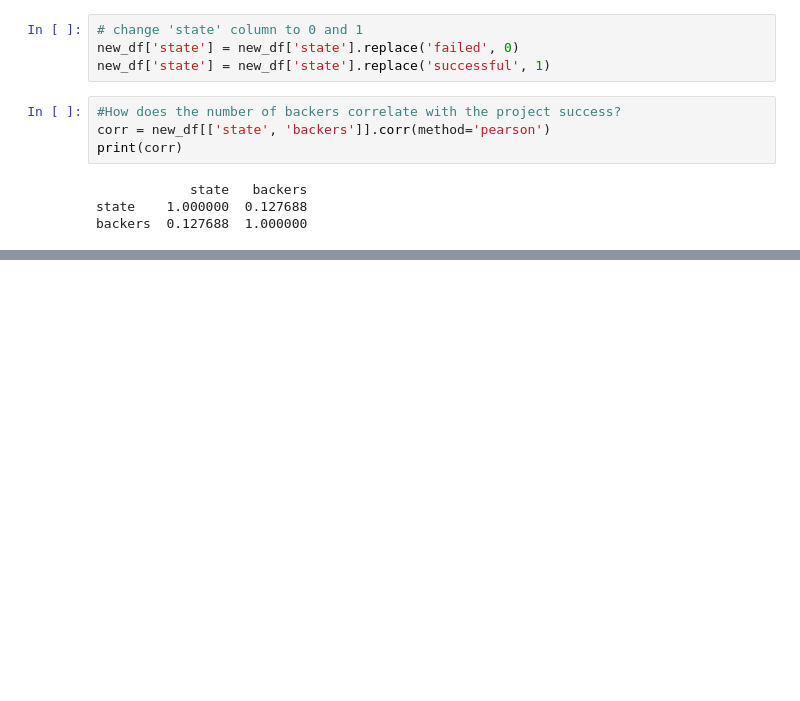
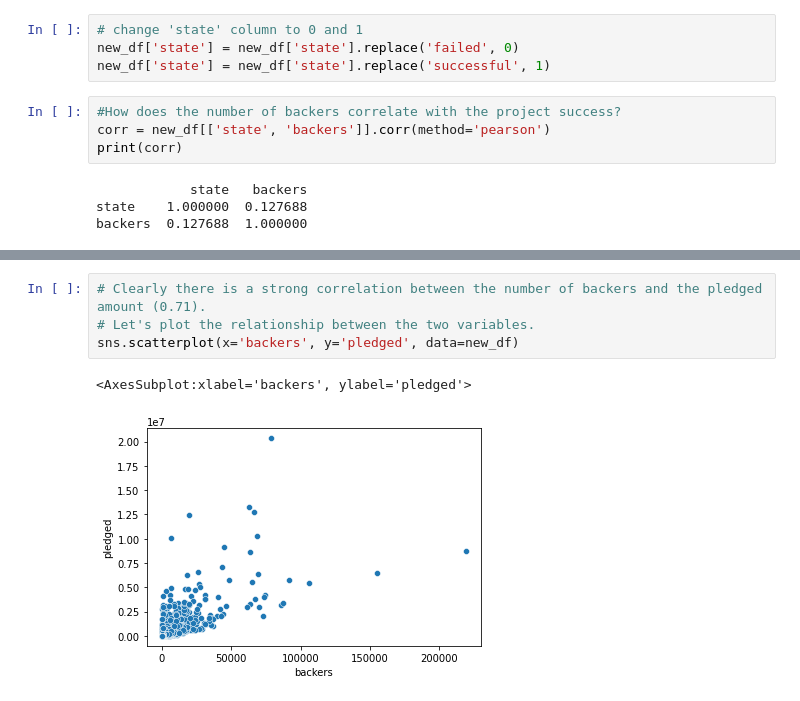
Before and after one commit to Iten-No-404/KickStarter-Success-Prediction, a Jupyter notebook: EDA.ipynb, the cells around one changed output, grey strips where cells are left out. Saved outputs shown, nothing was run; the diff lists cells and outputs as text; blank space fills up the shorter version.

```diff
--- a/EDA.ipynb
+++ b/EDA.ipynb
@@ -344,0 +359,7 @@ backers  0.127688  1.000000
+# %%
+# Clearly there is a strong correlation between the number of backers and the pledged amount (0.71).
+# Let's plot the relationship between the two variables.
+sns.scatterplot(x='backers', y='pledged', data=new_df)
+# %% [output]
+<AxesSubplot:xlabel='backers', ylabel='pledged'>
+[figure, added]
```
Also changed, not shown: parts of 14 cells of this notebook.
